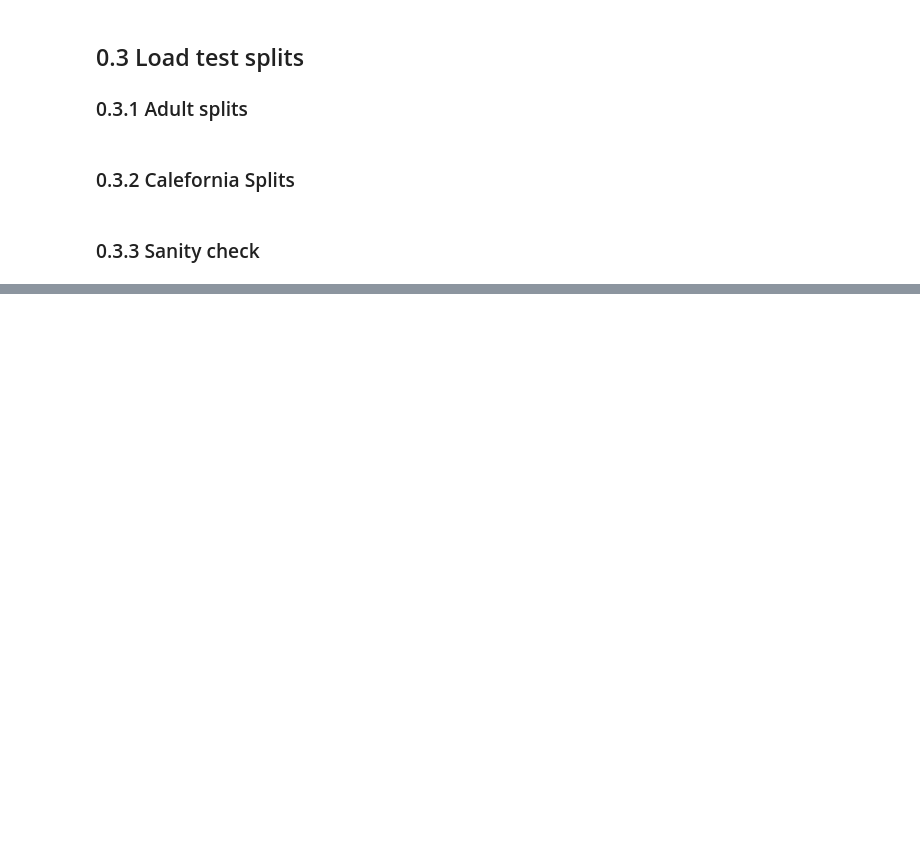
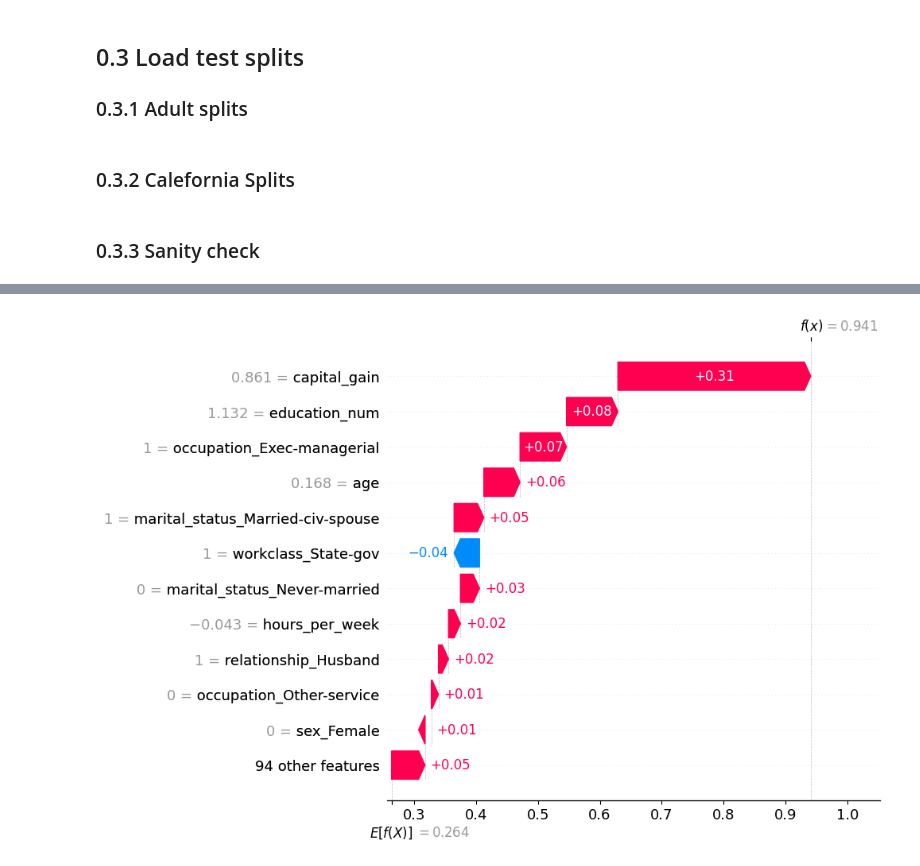
Before and after one commit to eddedomer/Interpertable-AI-for-Deep-Learning-Models, a Jupyter notebook: notebooks/Edvin_Sanfridsson_Love_Carlander_Strandäng.ipynb, the cells around one changed output, grey strips where cells are left out. Saved outputs shown, nothing was run; the diff lists cells and outputs as text; code cells hidden in the pictures; blank space fills up the shorter version.

```diff
--- a/notebooks/Edvin_Sanfridsson_Love_Carlander_Strandäng.ipynb
+++ b/notebooks/Edvin_Sanfridsson_Love_Carlander_Strandäng.ipynb
@@ -162,0 +626,84 @@ California test MAE: 0.7705781851208555
+# %%
+import shap
+import matplotlib.pyplot as plt
+import pandas as pd
+import numpy as np
+
+# SHAP background (subset of training data in processed feature space)
+shap_background_sample_size = 200
+shap_background_row_indices = np.random.choice(
+    adult_train_processed_feature_matrix.shape[0],
+    size=min(shap_background_sample_size, adult_train_processed_feature_matrix.shape[0]),
+    replace=False,
+)
+shap_background_processed_feature_matrix = adult_train_processed_feature_matrix[shap_background_row_indices]
+
+
+def adult_predict_positive_probability_vector_from_processed_matrix(
+    processed_feature_matrix: np.ndarray,
+) -> np.ndarray:
+    """Return P(>50K) for SHAP (shape: (n_samples,))."""
+    probability_matrix = adult_predict_probability_matrix_from_processed_matrix(processed_feature_matrix)
+    return probability_matrix[:, 1]
+
+
+shap_masker_object = shap.maskers.Independent(shap_background_processed_feature_matrix)
+shap_explainer_instance = shap.Explainer(
+    adult_predict_positive_probability_vector_from_processed_matrix,
+    shap_masker_object,
+    feature_names=adult_expanded_feature_name_list,
+    algorithm="permutation",
+)
+
+shap_case_name_to_top_feature_dataframe: dict[str, pd.DataFrame] = {}
+
+
+def extract_top_shap_features_dataframe(
+    shap_single_row_explanation: shap.Explanation,
+    top_feature_count: int = 12,
+) -> pd.DataFrame:
+    shap_value_vector = np.asarray(shap_single_row_explanation.values).reshape(-1)
+    feature_name_list = list(shap_single_row_explanation.feature_names)
+
+    shap_summary_dataframe = pd.DataFrame(
+        {
+            "feature_name": feature_name_list,
+            "shap_value": shap_value_vector,
+            "absolute_shap_value": np.abs(shap_value_vector),
+        }
+    ).sort_values("absolute_shap_value", ascending=False)
+
+    return shap_summary_dataframe.head(top_feature_count)
+
+
+def run_shap_explanation_for_case(
+    case_label: str,
+    test_row_index: int,
+    max_evaluations: int = 2000,
+) -> None:
+    shap_values_object = shap_explainer_instance(
+        adult_test_processed_feature_matrix[test_row_index:test_row_index + 1],
+        max_evals=max_evaluations,
+    )
+
+    probability_vector = adult_test_probability_matrix[test_row_index]
+    print(f"\n--- SHAP explanation for: {case_label} ---")
+    print("True label:", int(adult_test_labels_array[test_row_index]))
+    print("Pred label:", int(adult_test_predicted_label_vector[test_row_index]))
+    print("P(>50K):", float(probability_vector[1]))
+
+    # Plot without relying on IPython display
+    shap.plots.waterfall(shap_values_object[0], max_display=12, show=False)
+    plt.show()
+
+    top_feature_dataframe = extract_top_shap_features_dataframe(shap_values_object[0], top_feature_count=12)
+    shap_case_name_to_top_feature_dataframe[case_label] = top_feature_dataframe
+
+    print("\nTop SHAP contributions (by absolute value):")
+    print_compact_dataframe(top_feature_dataframe, max_rows=10)
+
+
+for case_label, test_row_index in adult_case_name_to_row_index.items():
+    if test_row_index is not None:
+        run_shap_explanation_for_case(case_label, test_row_index)
+# %% [output]
@@ -162,0 +714 @@ California test MAE: 0.7705781851208555
+[figure, added]
```
Also changed, not shown: parts of 20 cells of this notebook, 1 other file.
